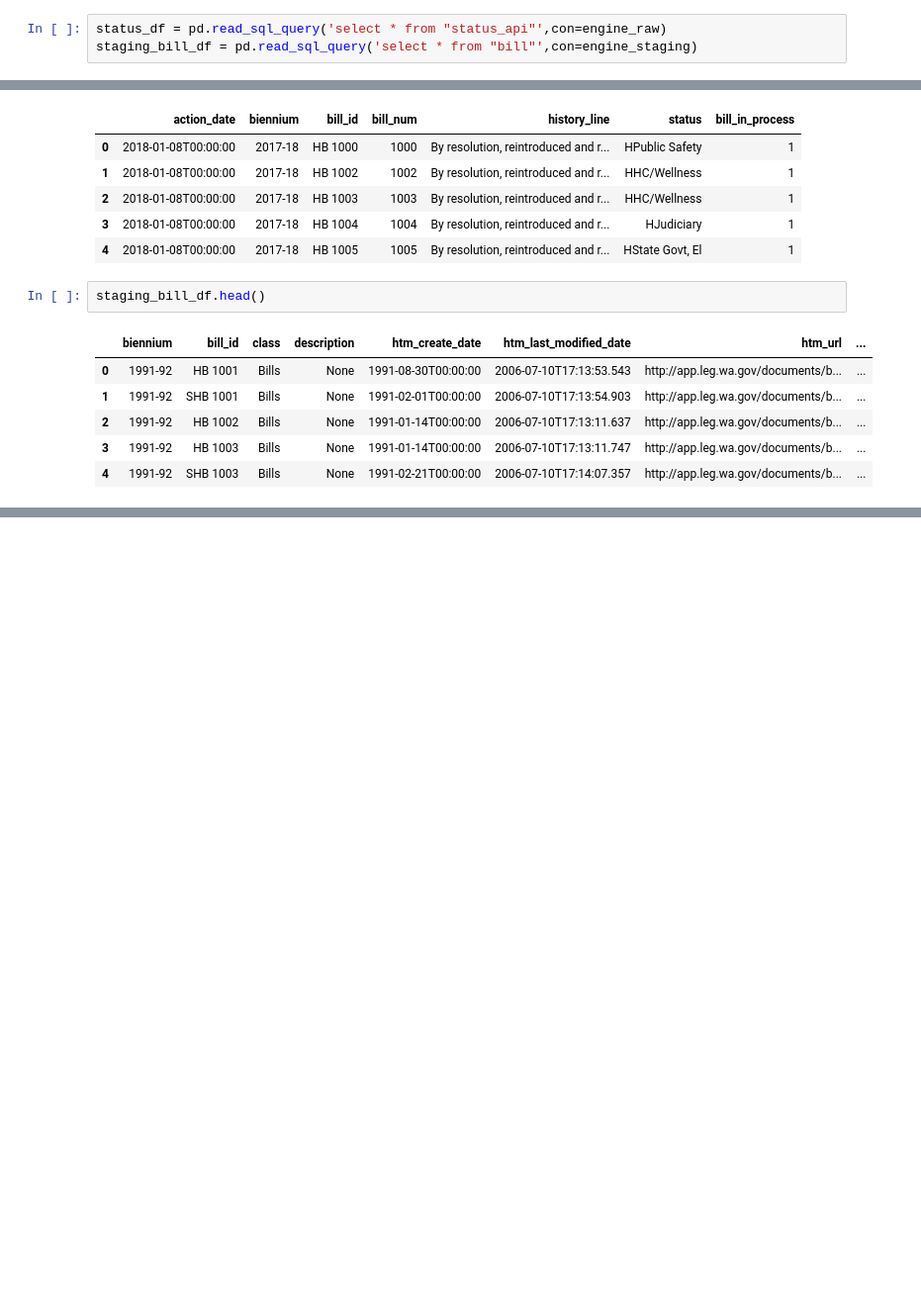
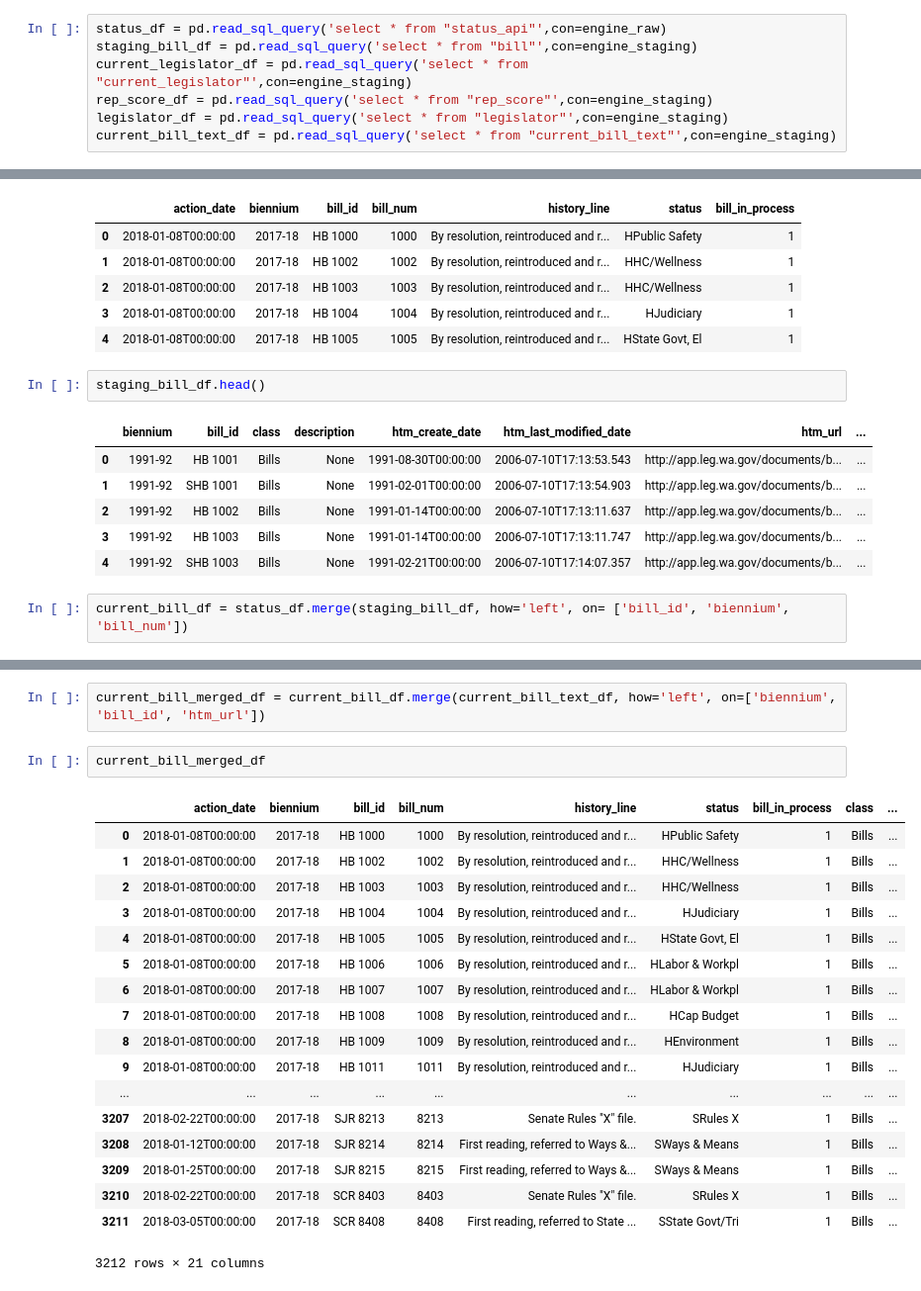
Before and after one commit to ekarboski/washington_state_legislation, a Jupyter notebook: Identify-bills-in-progress.ipynb, the cells around one changed output, grey strips where cells are left out. Shown at 99% size. Saved outputs shown, nothing was run; the diff lists cells and outputs as text; blank space fills up the shorter version.

Commit message:
Match up current_bills with current_legislatiors and start to clean

```diff
--- a/Identify-bills-in-progress.ipynb
+++ b/Identify-bills-in-progress.ipynb
@@ -13,6 +15,10 @@ engine_staging = sqlalchemy.create_engine('postgresql://emilykarboski@localhost:
 # %%
 status_df = pd.read_sql_query('select * from "status_api"',con=engine_raw)
 staging_bill_df = pd.read_sql_query('select * from "bill"',con=engine_staging)
+current_legislator_df = pd.read_sql_query('select * from "current_legislator"',con=engine_staging)
+rep_score_df = pd.read_sql_query('select * from "rep_score"',con=engine_staging)
+legislator_df = pd.read_sql_query('select * from "legislator"',con=engine_staging)
+current_bill_text_df = pd.read_sql_query('select * from "current_bill_text"',con=engine_staging)
 # %%
 status_df.head()
 # %% [output]
@@ -31,3 +37,5 @@ staging_bill_df.head()
 | 2 | 1991-92 | HB 1002 | Bills | None | 1991-01-14T00:00:00 | 2006-07-10T17:13:11.637 | http://app.leg.wa.gov/documents/b... | ... |
 | 3 | 1991-92 | HB 1003 | Bills | None | 1991-01-14T00:00:00 | 2006-07-10T17:13:11.747 | http://app.leg.wa.gov/documents/b... | ... |
 | 4 | 1991-92 | SHB 1003 | Bills | None | 1991-02-21T00:00:00 | 2006-07-10T17:14:07.357 | http://app.leg.wa.gov/documents/b... | ... |
+# %%
+current_bill_df = status_df.merge(staging_bill_df, how='left', on= ['bill_id', 'biennium', 'bill_num'])
@@ -33,0 +80,23 @@ staging_bill_df.head()
+# %%
+current_bill_merged_df = current_bill_df.merge(current_bill_text_df, how='left', on=['biennium', 'bill_id', 'htm_url'])
+# %%
+current_bill_merged_df
+# %% [output]
+|  | action_date | biennium | bill_id | bill_num | history_line | status | bill_in_process | class | ... |
+| 0 | 2018-01-08T00:00:00 | 2017-18 | HB 1000 | 1000 | By resolution, reintroduced and r... | HPublic Safety | 1 | Bills | ... |
+| 1 | 2018-01-08T00:00:00 | 2017-18 | HB 1002 | 1002 | By resolution, reintroduced and r... | HHC/Wellness | 1 | Bills | ... |
+| 2 | 2018-01-08T00:00:00 | 2017-18 | HB 1003 | 1003 | By resolution, reintroduced and r... | HHC/Wellness | 1 | Bills | ... |
+| 3 | 2018-01-08T00:00:00 | 2017-18 | HB 1004 | 1004 | By resolution, reintroduced and r... | HJudiciary | 1 | Bills | ... |
+| 4 | 2018-01-08T00:00:00 | 2017-18 | HB 1005 | 1005 | By resolution, reintroduced and r... | HState Govt, El | 1 | Bills | ... |
+| 5 | 2018-01-08T00:00:00 | 2017-18 | HB 1006 | 1006 | By resolution, reintroduced and r... | HLabor & Workpl | 1 | Bills | ... |
+| 6 | 2018-01-08T00:00:00 | 2017-18 | HB 1007 | 1007 | By resolution, reintroduced and r... | HLabor & Workpl | 1 | Bills | ... |
+| 7 | 2018-01-08T00:00:00 | 2017-18 | HB 1008 | 1008 | By resolution, reintroduced and r... | HCap Budget | 1 | Bills | ... |
+| 8 | 2018-01-08T00:00:00 | 2017-18 | HB 1009 | 1009 | By resolution, reintroduced and r... | HEnvironment | 1 | Bills | ... |
+| 9 | 2018-01-08T00:00:00 | 2017-18 | HB 1011 | 1011 | By resolution, reintroduced and r... | HJudiciary | 1 | Bills | ... |
+| ... | ... | ... | ... | ... | ... | ... | ... | ... | ... |
+| 3207 | 2018-02-22T00:00:00 | 2017-18 | SJR 8213 | 8213 | Senate Rules "X" file. | SRules X | 1 | Bills | ... |
+| 3208 | 2018-01-12T00:00:00 | 2017-18 | SJR 8214 | 8214 | First reading, referred to Ways &... | SWays & Means | 1 | Bills | ... |
+| 3209 | 2018-01-25T00:00:00 | 2017-18 | SJR 8215 | 8215 | First reading, referred to Ways &... | SWays & Means | 1 | Bills | ... |
+| 3210 | 2018-02-22T00:00:00 | 2017-18 | SCR 8403 | 8403 | Senate Rules "X" file. | SRules X | 1 | Bills | ... |
+| 3211 | 2018-03-05T00:00:00 | 2017-18 | SCR 8408 | 8408 | First reading, referred to State ... | SState Govt/Tri | 1 | Bills | ... |
+3212 rows × 21 columns
```
Also changed, not shown: parts of 26 cells of this notebook.
